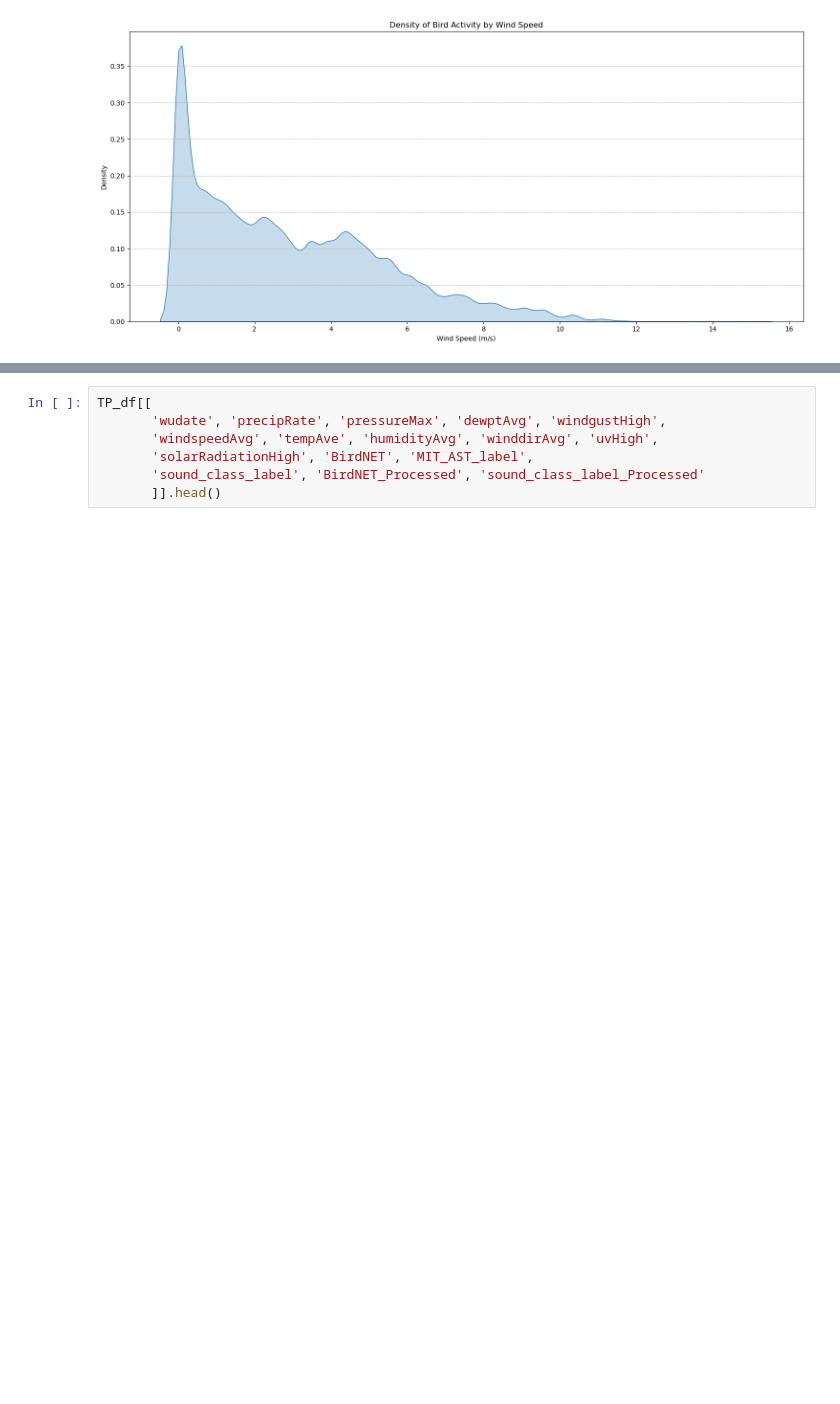
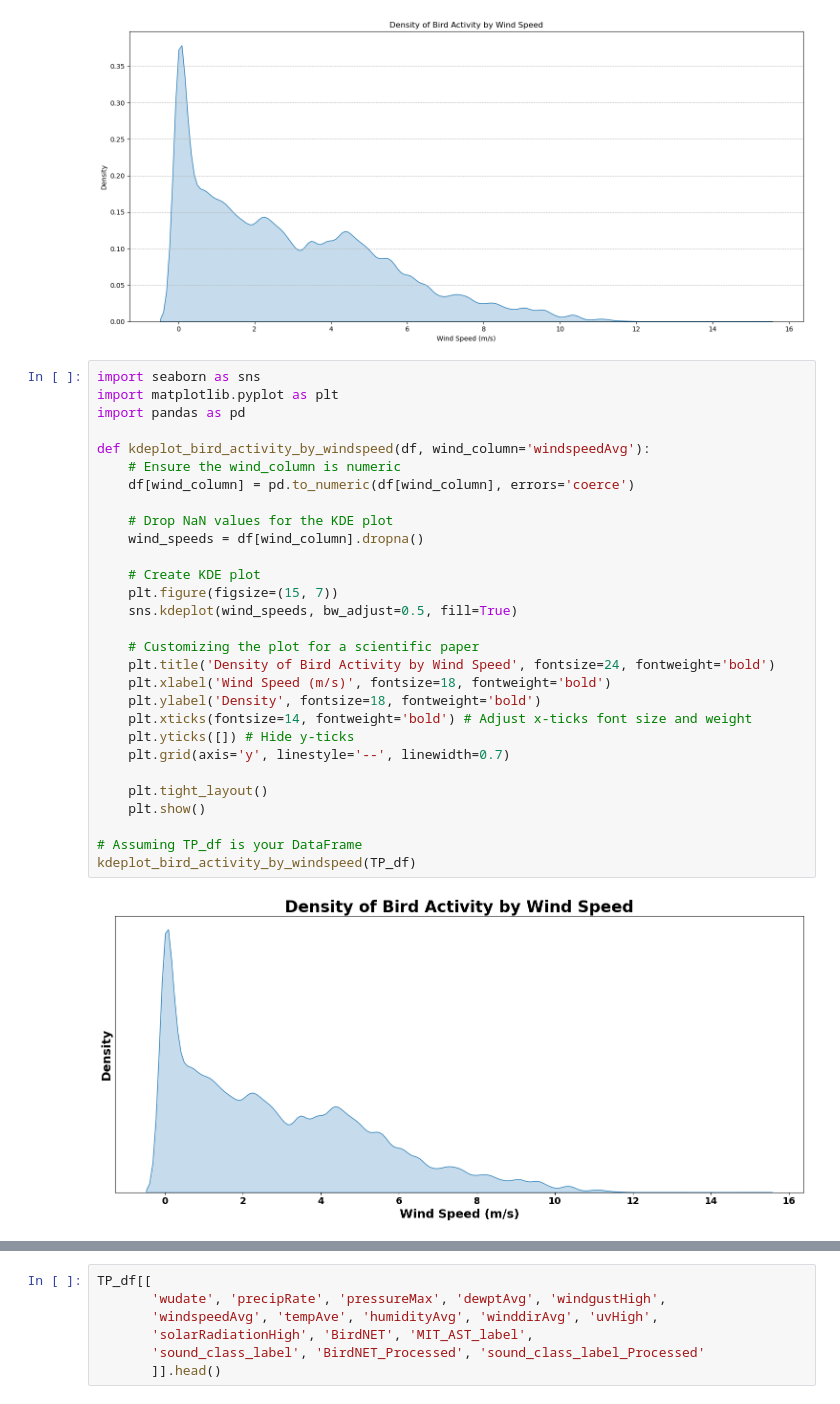
Before and after one commit to Nazar710/BackGardenRecordings, a Jupyter notebook: MIT_AST/metadata_stats.ipynb, the cells around one changed output, grey strips where cells are left out. Drawn from its saved outputs; the diff is of its cells as text; blank space fills up the shorter version.

```diff
--- a/MIT_AST/metadata_stats.ipynb
+++ b/MIT_AST/metadata_stats.ipynb
@@ -667,6 +785,37 @@ def kdeplot_bird_activity_by_windspeed(df, wind_column='windspeedAvg'):
 kdeplot_bird_activity_by_windspeed(TP_df)
 # %% [output]
 [figure]
+# %%
+import seaborn as sns
+import matplotlib.pyplot as plt
+import pandas as pd
+
+def kdeplot_bird_activity_by_windspeed(df, wind_column='windspeedAvg'):
+    # Ensure the wind_column is numeric
+    df[wind_column] = pd.to_numeric(df[wind_column], errors='coerce')
+
+    # Drop NaN values for the KDE plot
+    wind_speeds = df[wind_column].dropna()
+
+    # Create KDE plot
+    plt.figure(figsize=(15, 7))
+    sns.kdeplot(wind_speeds, bw_adjust=0.5, fill=True)
+
+    # Customizing the plot for a scientific paper
+    plt.title('Density of Bird Activity by Wind Speed', fontsize=24, fontweight='bold')
+    plt.xlabel('Wind Speed (m/s)', fontsize=18, fontweight='bold')
+    plt.ylabel('Density', fontsize=18, fontweight='bold')
+    plt.xticks(fontsize=14, fontweight='bold') # Adjust x-ticks font size and weight
+    plt.yticks([]) # Hide y-ticks
+    plt.grid(axis='y', linestyle='--', linewidth=0.7)
+
+    plt.tight_layout()
+    plt.show()
+
+# Assuming TP_df is your DataFrame
+kdeplot_bird_activity_by_windspeed(TP_df)
+# %% [output]
+[figure, added]
 # %%
 import seaborn as sns
 import matplotlib.pyplot as plt
```
Also changed, not shown: parts of 7 cells of this notebook.
